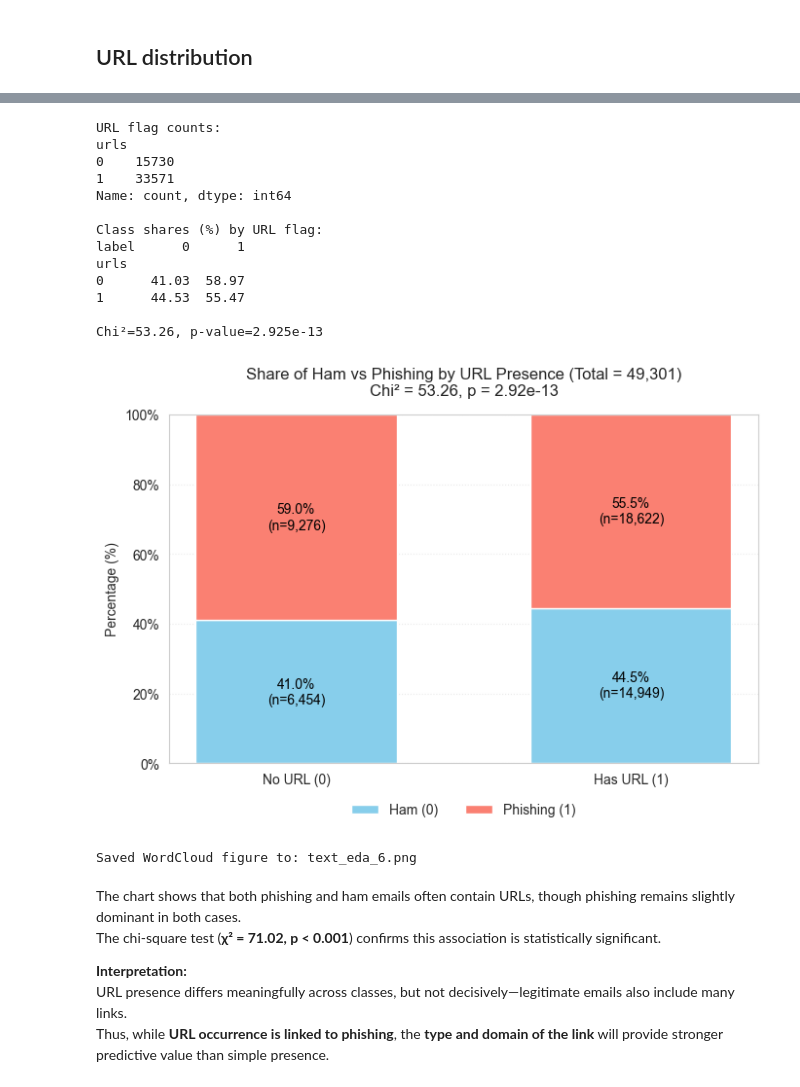
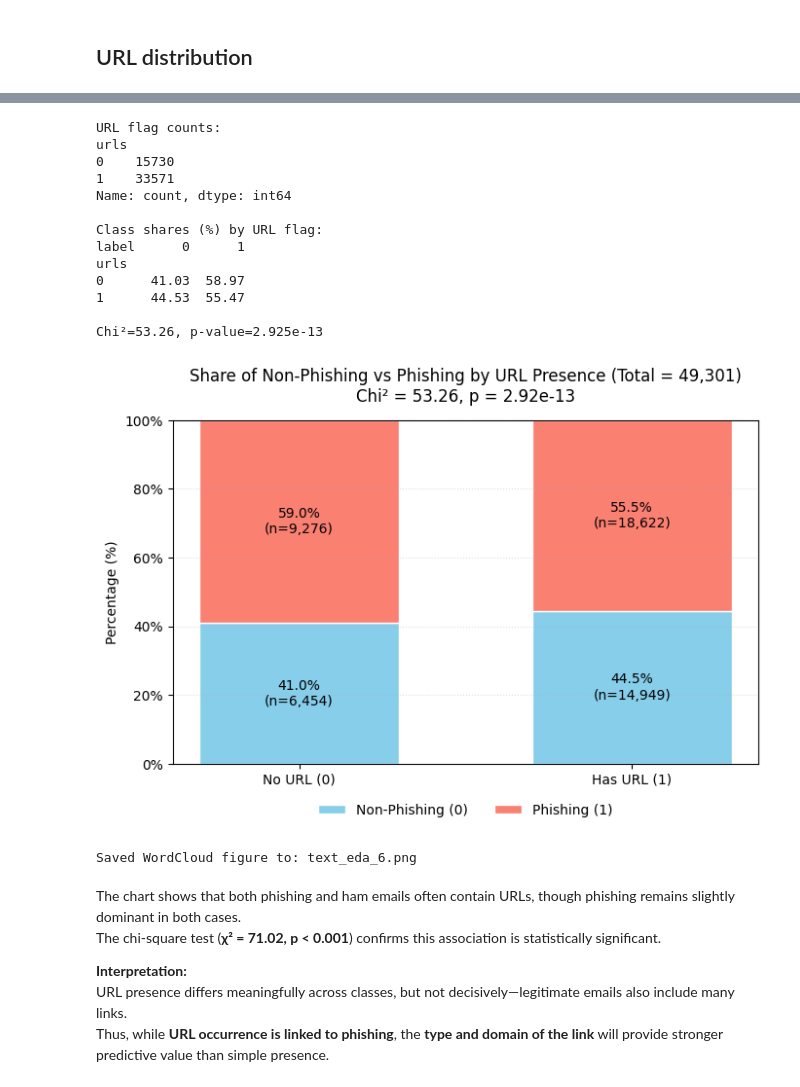
Before and after one commit to H6WU6R/DSA4263_Group_Project, a Jupyter notebook: notebooks/ud/text_eda.ipynb, the cells around one changed output, grey strips where cells are left out. Cells and saved outputs as stored; diff of their text form; code cells hidden in the pictures.

```diff
--- a/notebooks/ud/text_eda.ipynb
+++ b/notebooks/ud/text_eda.ipynb
@@ -178,12 +176,10 @@ from matplotlib.ticker import PercentFormatter
 from scipy.stats import chi2_contingency
 
 # --- 1) Counts & percentages
-# Ensure both rows (urls=0,1) and both columns (label=0,1) exist
 tbl = pd.crosstab(df['urls'], df['label']).reindex(index=[0,1], columns=[0,1], fill_value=0)
 row_totals = tbl.sum(axis=1)
 ct = (tbl.div(row_totals, axis=0) * 100).round(2)  # percentages
 
-# Optional: print quick stats
 print("URL flag counts:")
 print(df['urls'].value_counts().sort_index())
 print("\nClass shares (%) by URL flag:")
@@ -208,10 +204,9 @@ tot_cnt   = row_totals.reindex([0,1]).fillna(0).values.astype(int)
 fig, ax = plt.subplots(figsize=(7,5))
 
 # Bars (percent scale)
-bar_ham   = ax.bar(x, ham_pct,   width, label='Ham (0)',      color='skyblue', edgecolor='white')
+bar_ham   = ax.bar(x, ham_pct,   width, label='Non-Phishing (0)',      color='skyblue', edgecolor='white')
 bar_phish = ax.bar(x, phish_pct, width, bottom=ham_pct, label='Phishing (1)', color='salmon',  edgecolor='white')
 
-# Annotations: show % and (n=...)
 def annotate_stack(ax, bars, pct_vals, cnt_vals, bottom=None):
     for i, bar in enumerate(bars):
         height = bar.get_height()
@@ -229,38 +224,38 @@ annotate_stack(ax, bar_phish, phish_pct, phish_cnt, bottom=ham_pct)
 
 # Title with totals
 grand_total = int(tot_cnt.sum())
-ax.set_title(f"Share of Ham vs Phishing by URL Presence (Total = {grand_total:,})\n"
+ax.set_title(f"Share of Non-Phishing vs Phishing by URL Presence (Total = {grand_total:,})\n"
              f"Chi² = {chi2:.2f}, p = {p:.2e}", fontsize=12, pad=14)
 
 ax.set_xticks(x)
 ax.set_xticklabels(labels)
 ax.set_ylabel("Percentage (%)")
 ax.yaxis.set_major_formatter(PercentFormatter())
 
 ax.set_ylim(0, 100)  # percent scale
 ax.legend(frameon=False, ncols=2, loc='upper center', bbox_to_anchor=(0.5, -0.08))
 ax.margins(y=0.05)
 ax.grid(axis='y', linestyle=':', alpha=0.4)
 plt.tight_layout()
 save_path = "text_eda_6.png"
 plt.savefig(save_path, dpi=300, bbox_inches='tight')
 plt.show()
 print(f"Saved WordCloud figure to: {save_path}")
 # %% [output]
 URL flag counts:
 urls
 0    15730
 1    33571
 Name: count, dtype: int64
 
 Class shares (%) by URL flag:
 label      0      1
 urls
 0      41.03  58.97
 1      44.53  55.47
 
 Chi²=53.26, p-value=2.925e-13
-[figure, old version]
+[figure, new version]
 Saved WordCloud figure to: text_eda_6.png
 # %% [markdown]
 The chart shows that both phishing and ham emails often contain URLs, though phishing remains slightly dominant in both cases.
```
Also changed, not shown: parts of 20 cells of this notebook, 11 other files.
